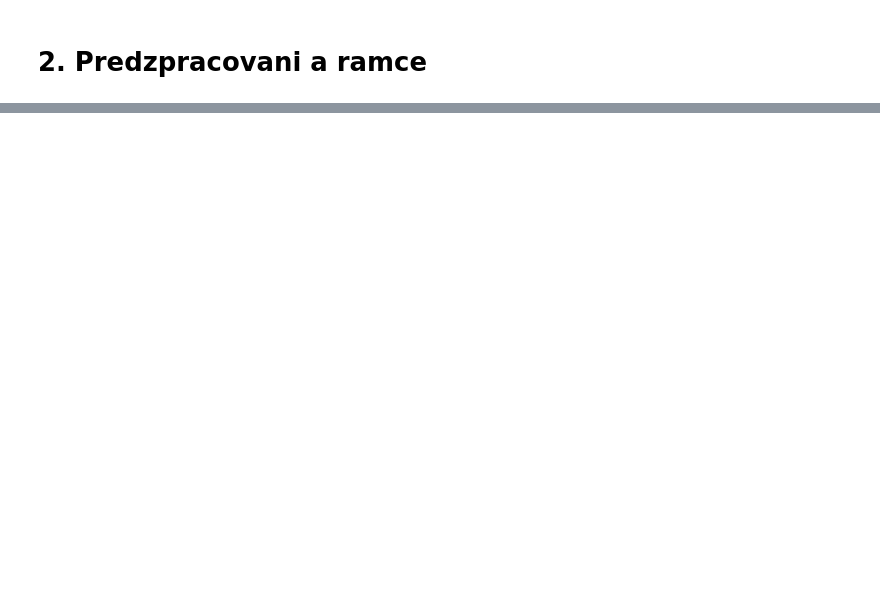
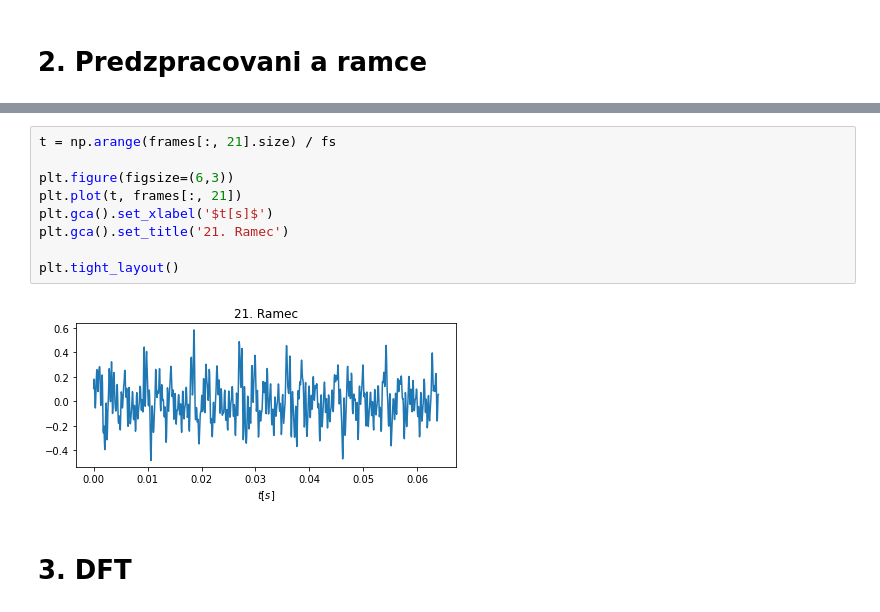
Before and after one commit to Martet/ISS, a Jupyter notebook: src/src.ipynb, the cells around one changed output, grey strips where cells are left out. Saved outputs shown, nothing was run; the diff lists cells and outputs as text; blank space fills up the shorter version.

```diff
--- a/src/src.ipynb
+++ b/src/src.ipynb
@@ -35,0 +42,13 @@ s = s / max(s.min(), s.max(), key=abs)
+# %%
+t = np.arange(frames[:, 21].size) / fs
+
+plt.figure(figsize=(6,3))
+plt.plot(t, frames[:, 21])
+plt.gca().set_xlabel('$t[s]$')
+plt.gca().set_title('21. Ramec')
+
+plt.tight_layout()
+# %% [output]
+[figure, added]
+# %% [markdown]
+# 3. DFT
```
Also changed, not shown: parts of 22 cells of this notebook, 2 other files.
